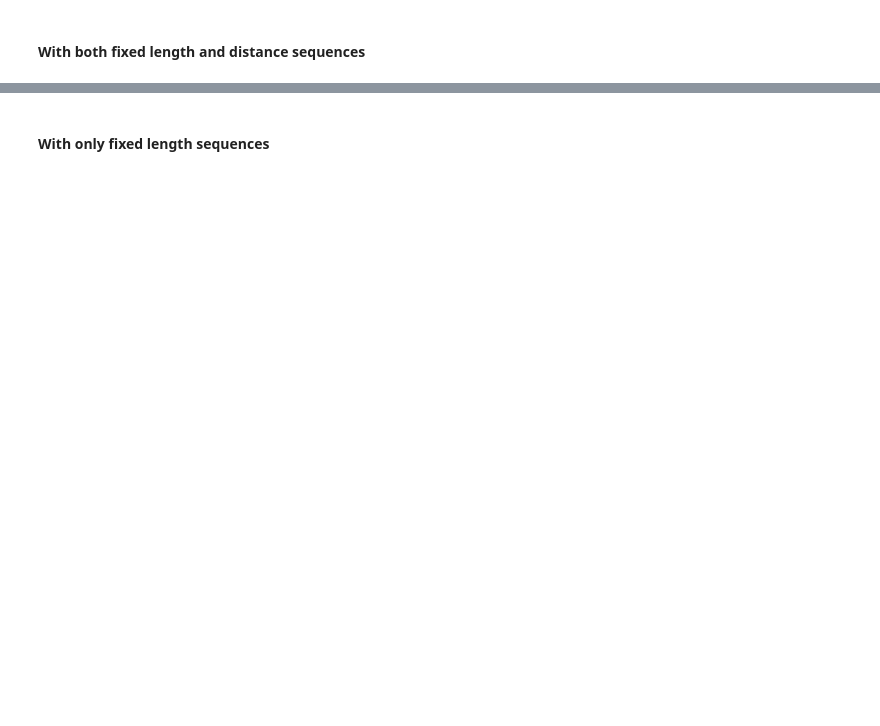
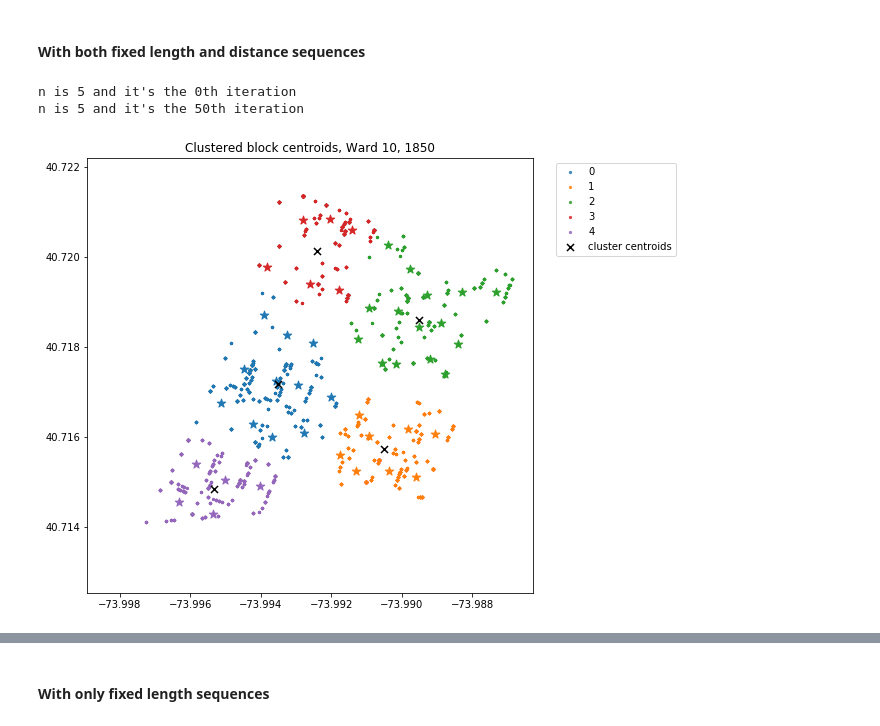
Before and after one commit to CenterForSpatialResearch/hnyc-spatial-linkage, a Jupyter notebook: interpolation_notebooks/Concepts_and_Development/Sequences Exploration.ipynb, the cells around one changed output, grey strips where cells are left out. Drawn from its saved outputs; the diff is of its cells as text; code cells hidden in the pictures; blank space fills up the shorter version.

Commit message:
sequence exploration, documentation

```diff
--- a/interpolation_notebooks/Concepts_and_Development/Sequences Exploration.ipynb
+++ b/interpolation_notebooks/Concepts_and_Development/Sequences Exploration.ipynb
@@ -27,6 +40,7 @@ dwelling_col_num = "CENSUS_DWELLING_NUM"
 block_col = "block_num"
 x_col = "cd_X"
 y_col = "cd_Y"
+pagenum = "CENSUS_PAGENNO"
 # %% [markdown]
 #### With both fixed length and distance sequences
 # %%
@@ -38,7 +52,7 @@ clust_algo = AgglomerativeClustering(5)
 # %%
-census_data = CensusData(filled_1850, ward_col=ward_col, dwelling_col=dwelling_col, block_col =  block_col, x_col = x_col, y_col = y_col)
+census_data = CensusData(filled_1850, ward_col=ward_col, dwelling_col=dwelling_col, block_col =  block_col, x_col = x_col, y_col = y_col, pagenum = pagenum)
 census_data.apply_sequencing(fixed = True, distance = True)
 # %%
 all_cols = ["CENSUS_SERIALB", "CENSUS_AGE", "CENSUS_PAGENUM", "CENSUS_SEXB", "CENSUS_RACEB", "sequence_id", "CENSUS_DWELLING_SIZE","CENSUS_SEQ_NUM", "CENSUS_LABFORCE", "CENSUS_LINE", "CENSUS_MARST", "CENSUS_NAMEFRST", "CENSUS_NAMELAST", "CENSUS_OCCSTR", "CENSUS_IMPREL", "CENSUS_ID", "sequence_order_enum", 'CENSUS_DWELLING_SEQ', "fixed_seq"]
 block_boost = Pipeline([('preprocess', TargetEncoder(cols = ["CENSUS_SERIALB", "CENSUS_AGE", "CENSUS_PAGENUM", "CENSUS_SEXB", "CENSUS_RACEB", "sequence_id", "CENSUS_DWELLING_SIZE","CENSUS_SEQ_NUM", "CENSUS_LABFORCE", "CENSUS_LINE", "CENSUS_MARST", "CENSUS_NAMEFRST", "CENSUS_NAMELAST", "CENSUS_OCCSTR", "CENSUS_IMPREL", "CENSUS_ID", "sequence_order_enum", 'CENSUS_DWELLING_SEQ', "fixed_seq"])),
-                        ('classifier', XGBClassifier(colsample_bytree = 0.6, max_depth = 2, n_estimators = 80))])
+                        ('classifier', XGBClassifier(colsample_bytree = 0.6, max_depth = 2, n_estimators = 50))])
@@ -48 +59,12 @@ interpolate_sequences = CentroidInterpolator(census_data, 10, block_boost, all_c
+# %%
+interpolate_sequences = CentroidInterpolator(census_data, 10, block_boost, all_cols, KMeans(5), block_centroids)
+# %%
+score, model = interpolate_sequences.kmeans_best(5)
+interpolate_sequences.set_clustering_algo(model)
+interpolate_sequences.apply_clustering(algo_fit = True)
+interpolate_sequences.clustervis(kmeans = True)
+# %% [output]
+n is 5 and it's the 0th iteration
+n is 5 and it's the 50th iteration
+[figure, added]
 # %%
```
Also changed, not shown: parts of 76 cells of this notebook, 7 other files.
